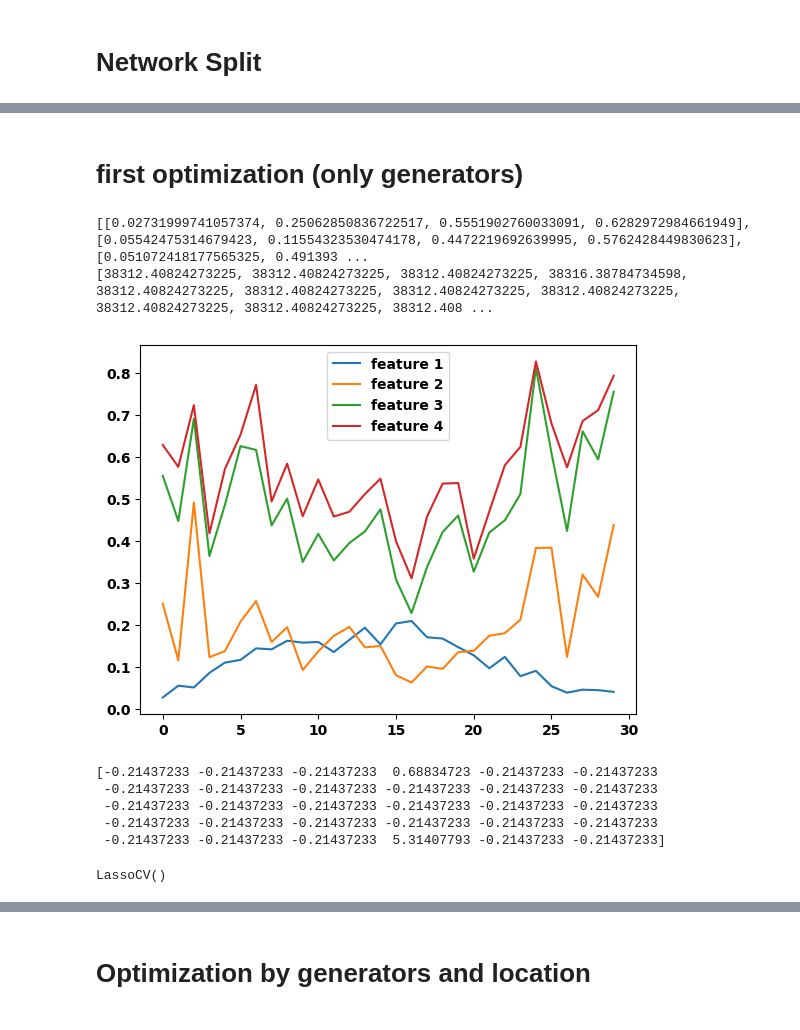
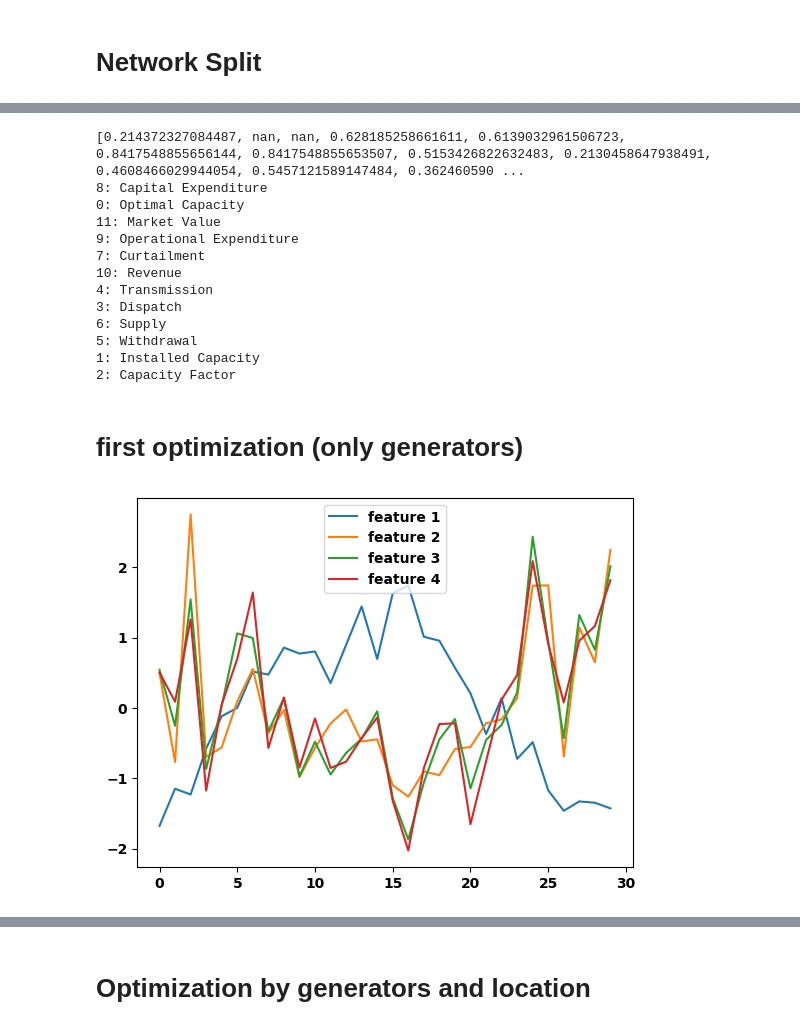
Before and after one commit to Cari1111/bachelor-code, a Jupyter notebook: pypsa-test-germany.ipynb, the cells around one changed output, grey strips where cells are left out. Drawn from its saved outputs; the diff is of its cells as text; code cells hidden in the pictures.

```diff
--- a/pypsa-test-germany.ipynb
+++ b/pypsa-test-germany.ipynb
@@ -119,3 +156,26 @@ Gurobi Optimizer version 11.0.1 build v11.0.1rc0 (win64 - Windows 10.0 (19045.2)
+# %%
+def MAD(x):
+    return np.median(np.absolute(x - np.mean(x)))
+
+var = [MAD(stats.zscore(result)) for result in result_features]
+print(var)
+sorted_var = np.argsort(var)
+for i in sorted_var:
+    print(f"{i}: {result_keys[i]}")
+# %% [output]
+[0.214372327084487, nan, nan, 0.628185258661611, 0.6139032961506723, 0.8417548855656144, 0.8417548855653507, 0.5153426822632483, 0.2130458647938491, 0.4608466029944054, 0.5457121589147484, 0.362460590 ...
+8: Capital Expenditure
+0: Optimal Capacity
+11: Market Value
+9: Operational Expenditure
+7: Curtailment
+10: Revenue
+4: Transmission
+3: Dispatch
+6: Supply
+5: Withdrawal
+1: Installed Capacity
+2: Capacity Factor
 # %% [markdown]
 # first optimization (only generators)
 # %%
@@ -124,39 +184,20 @@ def get_feature(df: pd.DataFrame, search: str):
     return np.mean(np.array(filtered_df), axis=(0,1))
 # %%
 feature_key_words = ['solar', 'onwind', 'offwind-ac', 'offwind-dc']
-feature_array = []
-result_array = []
 
-for netw in netw_splits:
-    feature_data = netw.generators_t.p_max_pu
-    features = [get_feature(feature_data, key_word) for key_word in feature_key_words]
-    feature_array.append(features)
+def get_feature_array(netw_splits):
+    feature_array = []
+    for netw in netw_splits:
+        feature_data = netw.generators_t.p_max_pu
+        features = [get_feature(feature_data, key_word) for key_word in feature_key_words]
+        feature_array.append(features)
 
-    capacity_mean = np.mean(netw.statistics()['Optimal Capacity'])
-    result_array.append(capacity_mean)
+    feature_scaler = StandardScaler().fit(feature_array)
+    feature_array_norm = feature_scaler.transform(feature_array)
 
-print(feature_array)
-print(result_array)
+    return feature_array_norm
-# %% [output]
-[[0.02731999741057374, 0.25062850836722517, 0.5551902760033091, 0.6282972984661949], [0.05542475314679423, 0.11554323530474178, 0.4472219692639995, 0.5762428449830623], [0.051072418177565325, 0.491393 ...
-[38312.40824273225, 38312.40824273225, 38312.40824273225, 38316.38784734598, 38312.40824273225, 38312.40824273225, 38312.40824273225, 38312.40824273225, 38312.40824273225, 38312.40824273225, 38312.408 ...
-# %%
-plot_feature_array(feature_array)
-# %% [output]
-[figure, removed]
-# %%
-feature_scaler = StandardScaler().fit(feature_array)
-feature_array_norm = feature_scaler.transform(feature_array)
-
-result_array_norm = stats.zscore(result_array)
-print(result_array_norm)
-
-regr = LassoCV()
-regr.fit(feature_array_norm, result_array_norm)
-# %% [output]
-[-0.21437233 -0.21437233 -0.21437233  0.68834723 -0.21437233 -0.21437233
- -0.21437233 -0.21437233 -0.21437233 -0.21437233 -0.21437233 -0.21437233
- -0.21437233 -0.21437233 -0.21437233 -0.21437233 -0.21437233 -0.21437233
- -0.21437233 -0.21437233 -0.21437233 -0.21437233 -0.21437233 -0.21437233
- -0.21437233 -0.21437233 -0.21437233  5.31407793 -0.21437233 -0.21437233]
-LassoCV()
+# %%
+feature_array = get_feature_array(netw_splits)
+plot_feature_array(feature_array)
+# %% [output]
+[figure, added]
```
Also changed, not shown: parts of 23 cells of this notebook.
